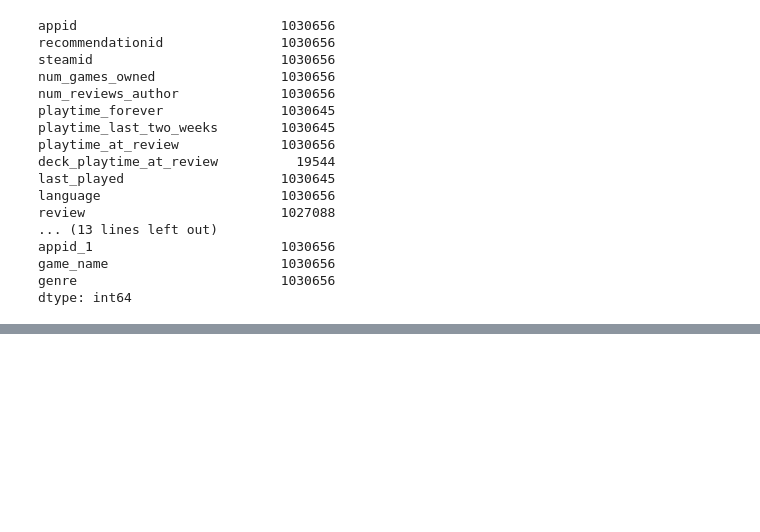
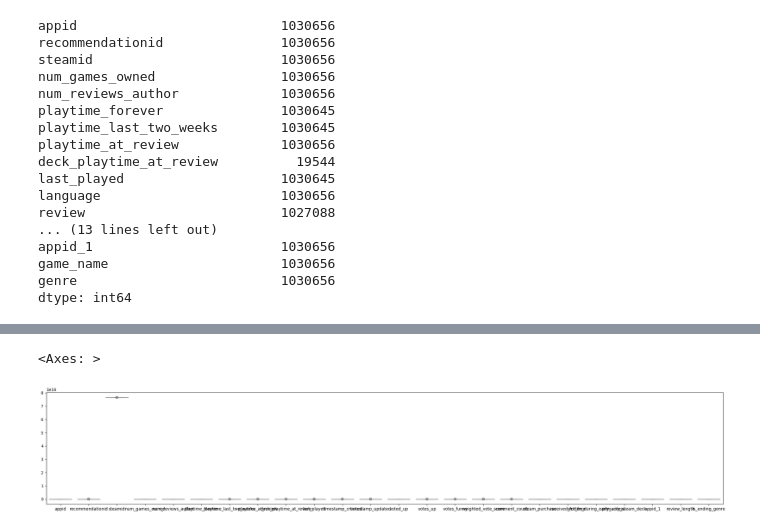
Before and after one commit to clachic00/deep_learning, a Jupyter notebook: steam_review.ipynb, the cells around one changed output, grey strips where cells are left out. Drawn from its saved outputs; the diff is of its cells as text; code cells hidden in the pictures; blank space fills up the shorter version.

```diff
--- a/steam_review.ipynb
+++ b/steam_review.ipynb
@@ -658,0 +395,7 @@ for r in rows:
+# %%
+plt.figure(figsize=(30,5))
+
+sns.boxenplot(df)
+# %% [output]
+<Axes: >
+[figure, added]
```
Also changed, not shown: parts of 36 cells of this notebook.
